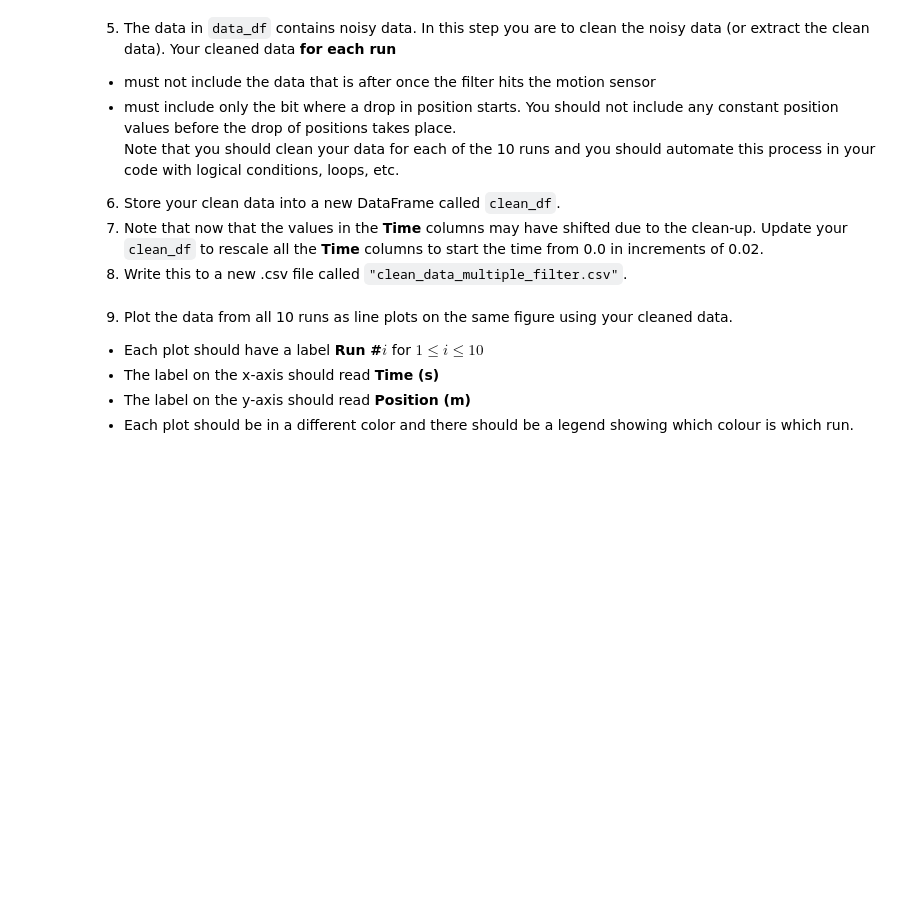
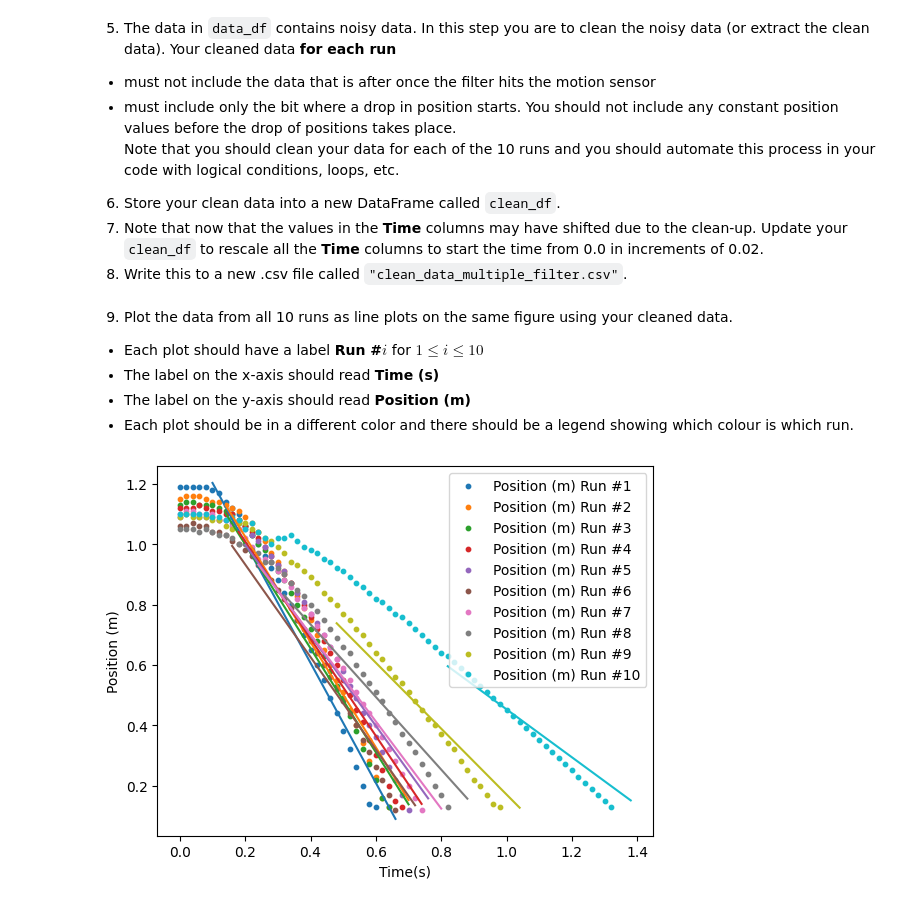
Before and after one commit to LoganHFink/SF-2, a Jupyter notebook: Assignment 1/assign1.ipynb, the cells around one changed output. Cells and saved outputs as stored; diff of their text form; code cells hidden in the pictures; blank space fills up the shorter version.

```diff
--- a/Assignment 1/assign1.ipynb
+++ b/Assignment 1/assign1.ipynb
@@ -235,3 +235,6 @@ plt.show()
 3. Display the content of the DataFrame to the screen
 # %%
 # Your code for steps 1 and 2 go here:
+
+df = pd.read_csv('MechanicsCoffeeFilterLab.csv')
+df
@@ -247,0 +263,12 @@ Note that this process should be automated.
+# %%
+# Your code for steps 3 and 4 go here:
+
+data_df = pd.DataFrame([])
+
+for i in range(1,11):
+    data_df[f'Time (s) Run #{i}'] = df[f'Time (s) Run #{i}']
+for i in range(1,11):
+    data_df[f'Position (m) Run #{i}'] = df[f'Position (m) Run #{i}']
+
+data_df = data_df.fillna(0)
+data_df
@@ -265,0 +364,38 @@ Note that you should clean your data for each of the 10 runs and you should auto
+# %%
+# Your code for step 9 goes here:
+
+positions_df = pd.DataFrame([])
+
+for i in range(1,11):
+    positions_df[f'Position (m) Run #{i}'] = clean_df[f'Position (m) Run #{i}']
+
+for i in range(1,11):
+    y = np.array(positions_df[f'Position (m) Run #{i}'])
+    x = np.array(clean_df[f'Time (s) Run #{i}'])
+
+    plt.scatter(x,y,s=10)
+    plt.legend(positions_df.iloc[0:0,0:10])
+
+plt.xlabel('Time(s)')
+plt.ylabel('Position (m)')
+
+for i in range(1,11):
+    temp_positions = positions_df[f'Position (m) Run #{i}'].dropna()
+    temp_time = clean_df[f'Time (s) Run #{i}'].dropna()
+
+    last_time = float(temp_time.iloc[-1])
+    starting_time = round(last_time-0.50,2)
+
+    temp_positions = temp_positions.loc[starting_time:]
+    temp_time = temp_time.loc[starting_time:]
+
+    x = np.array(temp_time)
+    y = np.array(temp_positions)
+
+    a, b = np.polyfit(x,y,deg = 1)
+    xseq = np.linspace(starting_time,last_time+0.06)
+    plt.plot(xseq, a*xseq+b)
+
+plt.show()
+# %% [output]
+[figure, added]
```
Also changed, not shown: parts of 6 cells of this notebook, 2 other files.
